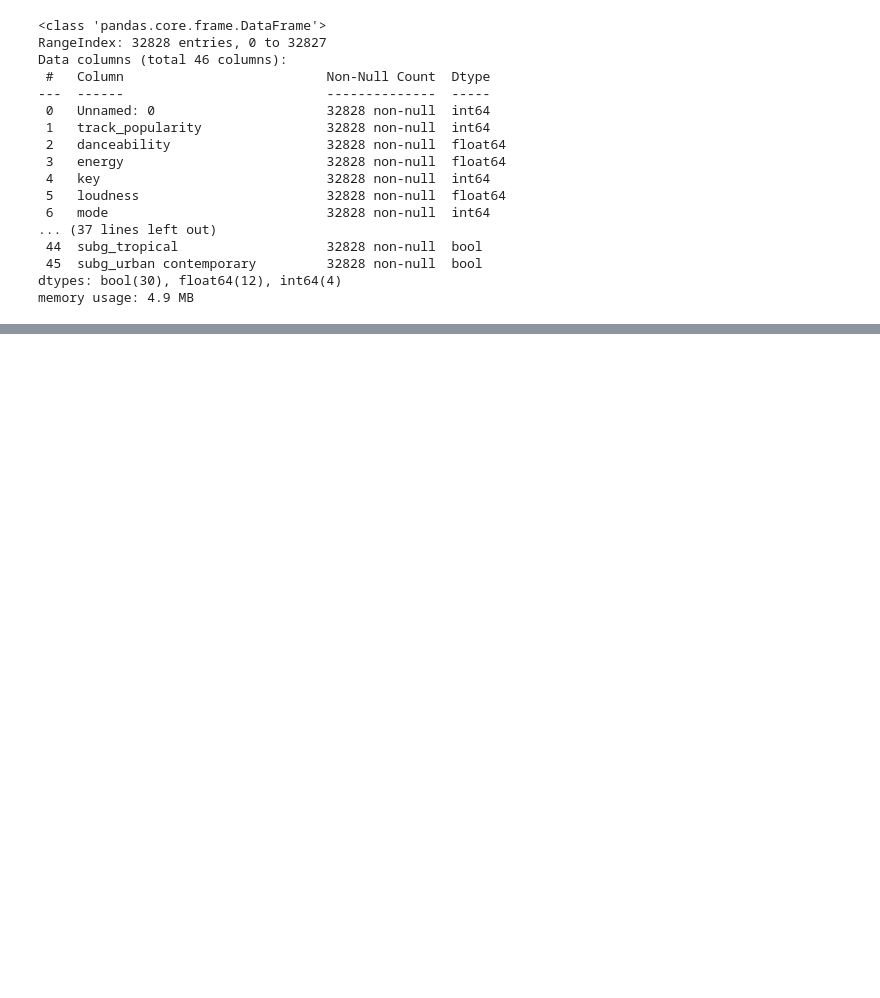
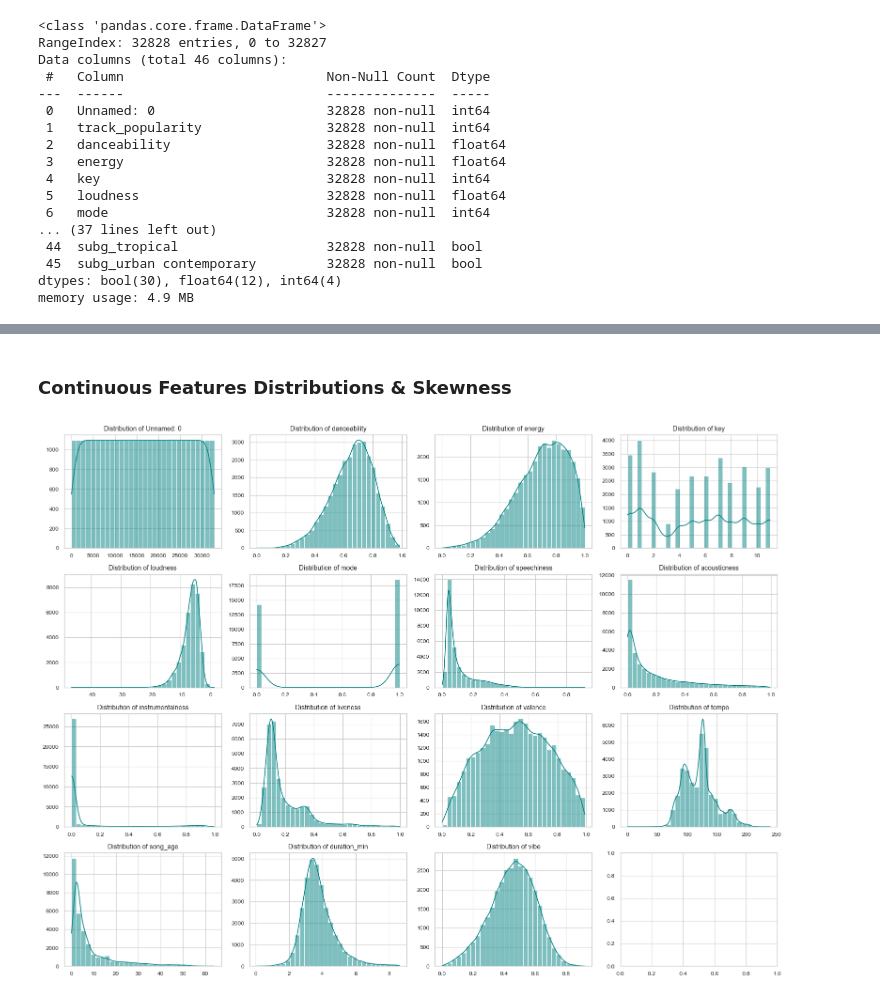
Before and after one commit to ZED-or-ZERO/Notes-on-ML-Courses., a Jupyter notebook: ML Course from ItechResearch/MidTerm-2.ipynb, the cells around one changed output, grey strips where cells are left out. Drawn from its saved outputs; the diff is of its cells as text; code cells hidden in the pictures; blank space fills up the shorter version.

```diff
--- a/ML Course from ItechResearch/MidTerm-2.ipynb
+++ b/ML Course from ItechResearch/MidTerm-2.ipynb
@@ -36,0 +82,15 @@ memory usage: 4.9 MB
+# %% [markdown]
+### Continuous Features Distributions & Skewness
+# %%
+fig, axes = plt.subplots(nrows=4, ncols=4, figsize=(16, 12))
+axes = axes.flatten()
+
+for i, col in enumerate(continuous_features):
+    sns.histplot(df[col], kde=True, ax=axes[i], color='teal', bins=30)
+    axes[i].set_title(f'Distribution of {col}', fontsize=10)
+    axes[i].set_xlabel('')
+    axes[i].set_ylabel('')
+
+plt.tight_layout()
+# %% [output]
+[figure, added]
```
Also changed, not shown: parts of 25 cells of this notebook, 4 other files.
